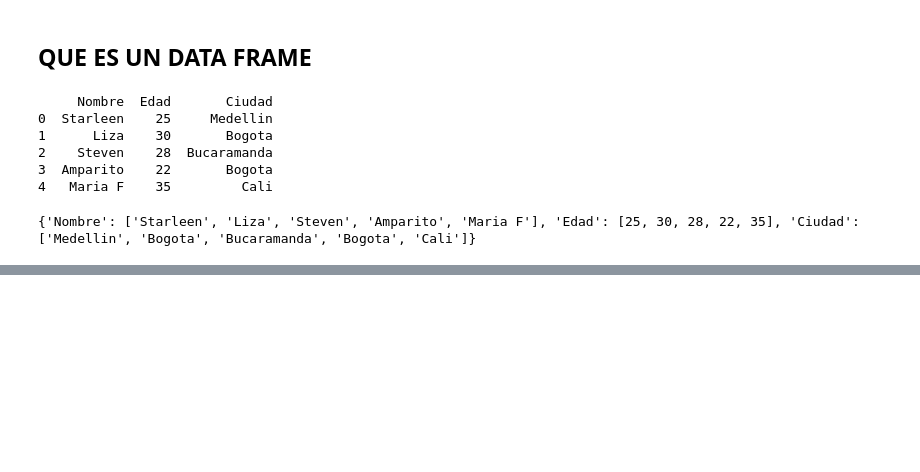
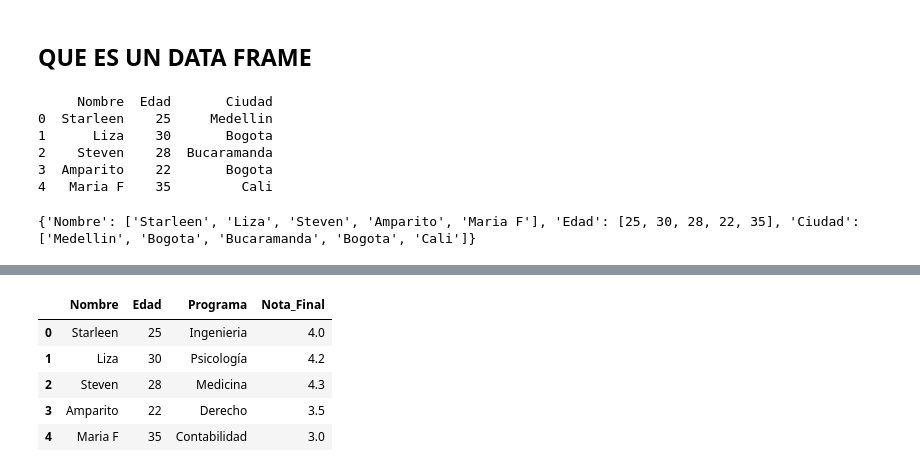
Before and after one commit to Starleen1996/analisis_datos_curso, a Jupyter notebook: pandas.ipynb, the cells around one changed output, grey strips where cells are left out. Drawn from its saved outputs; the diff is of its cells as text; code cells hidden in the pictures; blank space fills up the shorter version.

```diff
--- a/pandas.ipynb
+++ b/pandas.ipynb
@@ -103,0 +180,13 @@ print(df.head(3)) # muestra las primeras filas
+# %%
+# Crear el diccionario
+
+estudiantes = {
+    "Nombre": ["Starleen", "Liza","Steven", "Amparito", "Maria F"],
+    "Edad": [25,30,28,22,35],
+    "Programa": ["Ingenieria","Psicología","Medicina","Derecho","Contabilidad"]
+}
+
+# Convertirlo en Dataframe
+
+df_estudiantes = pd.DataFrame(estudiantes)
+df_estudiantes
@@ -103,0 +240,11 @@ print(df.head(3)) # muestra las primeras filas
+# %%
+# Agregar una nueva columna al data frame
+df_estudiantes["Nota_Final"]= [4,4.2,4.3,3.5,3]
+df_estudiantes
+# %% [output]
+|  | Nombre | Edad | Programa | Nota_Final |
+| 0 | Starleen | 25 | Ingenieria | 4.0 |
+| 1 | Liza | 30 | Psicología | 4.2 |
+| 2 | Steven | 28 | Medicina | 4.3 |
+| 3 | Amparito | 22 | Derecho | 3.5 |
+| 4 | Maria F | 35 | Contabilidad | 3.0 |
```
Also changed, not shown: parts of 14 cells of this notebook.
